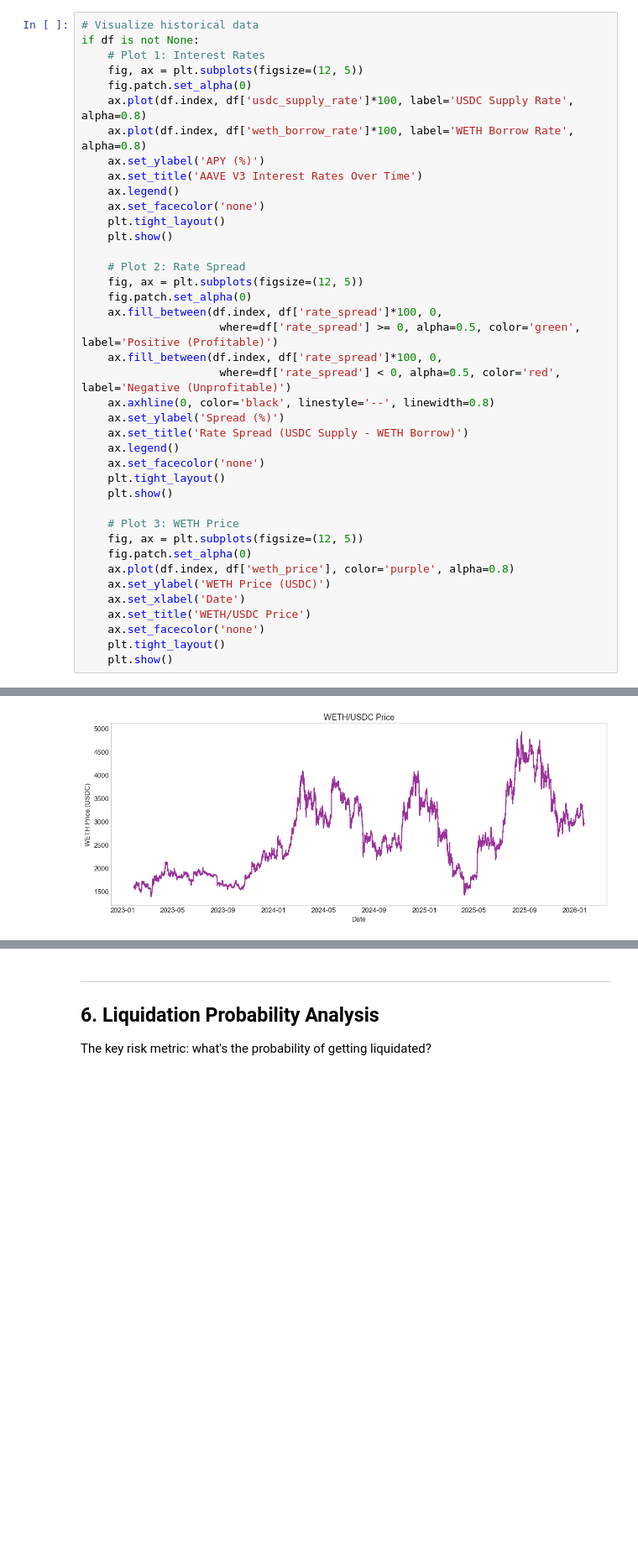
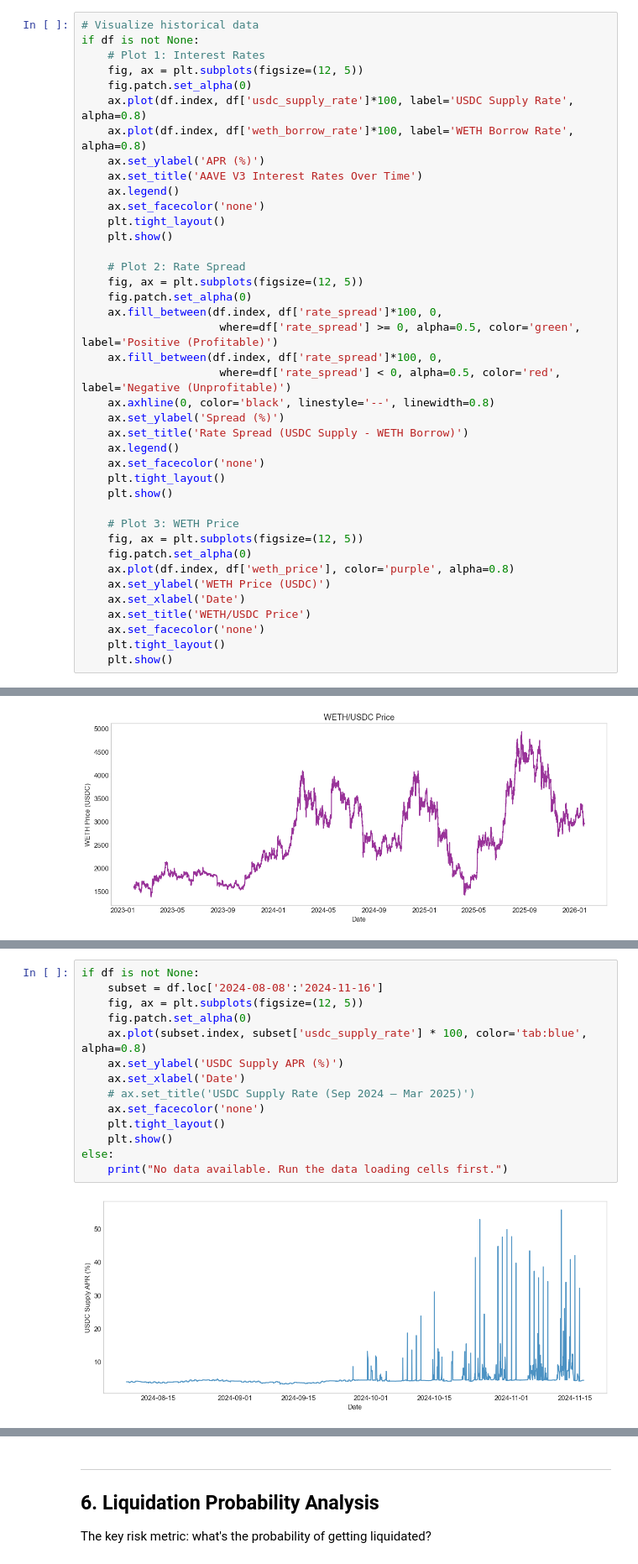
Before and after one commit to francisliu2/Defi_interestRate, a Jupyter notebook: src/aave_v3_carry_trade_analysis.ipynb, the cells around one changed output, grey strips where cells are left out. Shown at 84% size. Drawn from its saved outputs; the diff is of its cells as text; blank space fills up the shorter version.

```diff
--- a/src/aave_v3_carry_trade_analysis.ipynb
+++ b/src/aave_v3_carry_trade_analysis.ipynb
@@ -245,7 +256,7 @@ if df is not None:
     fig.patch.set_alpha(0)
     ax.plot(df.index, df['usdc_supply_rate']*100, label='USDC Supply Rate', alpha=0.8)
     ax.plot(df.index, df['weth_borrow_rate']*100, label='WETH Borrow Rate', alpha=0.8)
-    ax.set_ylabel('APY (%)')
+    ax.set_ylabel('APR (%)')
     ax.set_title('AAVE V3 Interest Rates Over Time')
     ax.legend()
     ax.set_facecolor('none')
@@ -284,3 +297,19 @@ if df is not None:
+# %%
+if df is not None:
+    subset = df.loc['2024-08-08':'2024-11-16']
+    fig, ax = plt.subplots(figsize=(12, 5))
+    fig.patch.set_alpha(0)
+    ax.plot(subset.index, subset['usdc_supply_rate'] * 100, color='tab:blue', alpha=0.8)
+    ax.set_ylabel('USDC Supply APR (%)')
+    ax.set_xlabel('Date')
+    # ax.set_title('USDC Supply Rate (Sep 2024 – Mar 2025)')
+    ax.set_facecolor('none')
+    plt.tight_layout()
+    plt.show()
+else:
+    print("No data available. Run the data loading cells first.")
+# %% [output]
+[figure, added]
 # %% [markdown]
 ---
 ## 3. CIR Model Implementation and Calibration
```
Also changed, not shown: parts of 18 cells of this notebook, 1 other file.
